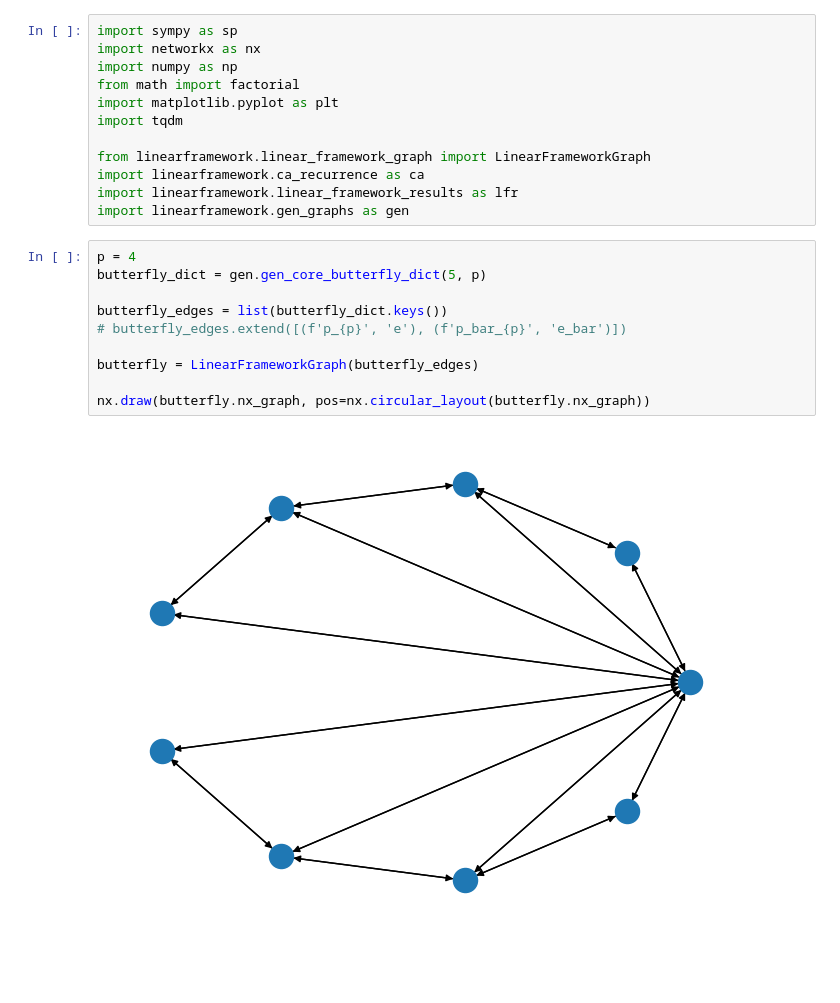
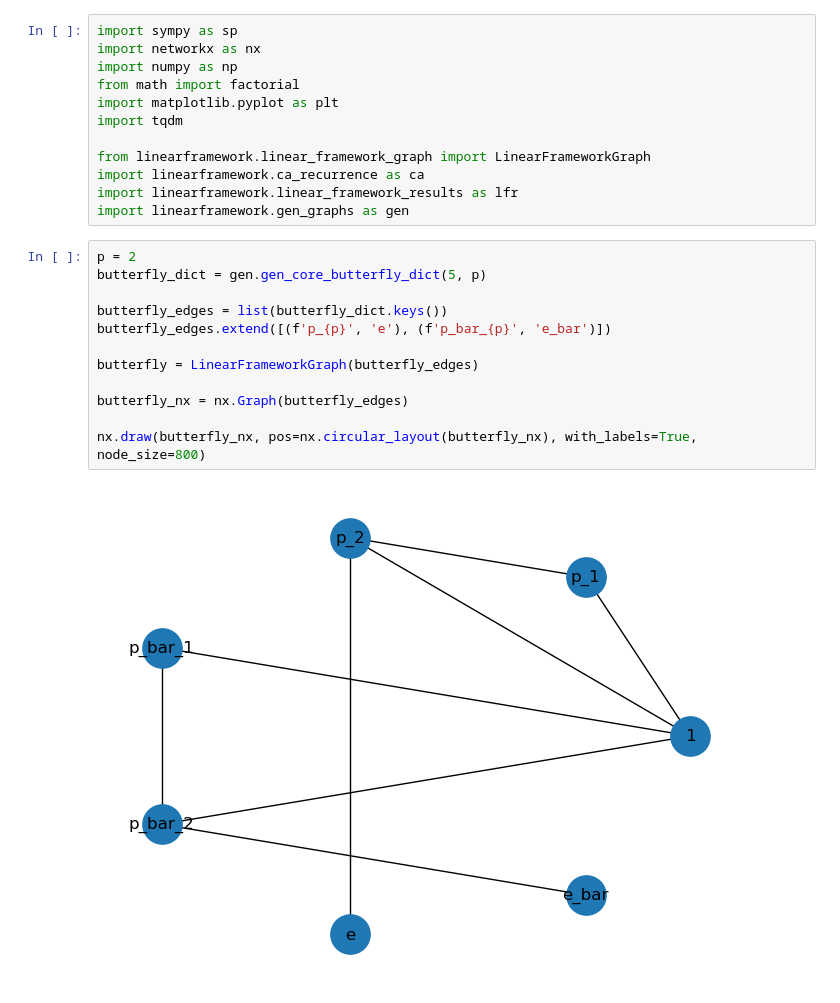
Before and after one commit to alcaemre/linearframework, a Jupyter notebook: linearframework/scripts/testing_umFPT_hopfield_barrier.ipynb, the cells around one changed output. Saved outputs shown, nothing was run; the diff lists cells and outputs as text; blank space fills up the shorter version.

```diff
--- a/linearframework/scripts/testing_umFPT_hopfield_barrier.ipynb
+++ b/linearframework/scripts/testing_umFPT_hopfield_barrier.ipynb
@@ -11,14 +11,16 @@ import linearframework.ca_recurrence as ca
 import linearframework.linear_framework_results as lfr
 import linearframework.gen_graphs as gen
 # %%
-p = 4
+p = 2
 butterfly_dict = gen.gen_core_butterfly_dict(5, p)
 
 butterfly_edges = list(butterfly_dict.keys())
-# butterfly_edges.extend([(f'p_{p}', 'e'), (f'p_bar_{p}', 'e_bar')])
+butterfly_edges.extend([(f'p_{p}', 'e'), (f'p_bar_{p}', 'e_bar')])
 
 butterfly = LinearFrameworkGraph(butterfly_edges)
 
-nx.draw(butterfly.nx_graph, pos=nx.circular_layout(butterfly.nx_graph))
+butterfly_nx = nx.Graph(butterfly_edges)
+
+nx.draw(butterfly_nx, pos=nx.circular_layout(butterfly_nx), with_labels=True, node_size=800)
 # %% [output]
-[figure, old version]
+[figure, new version]
```
Also changed, not shown: parts of 7 cells of this notebook, 2 other files.
